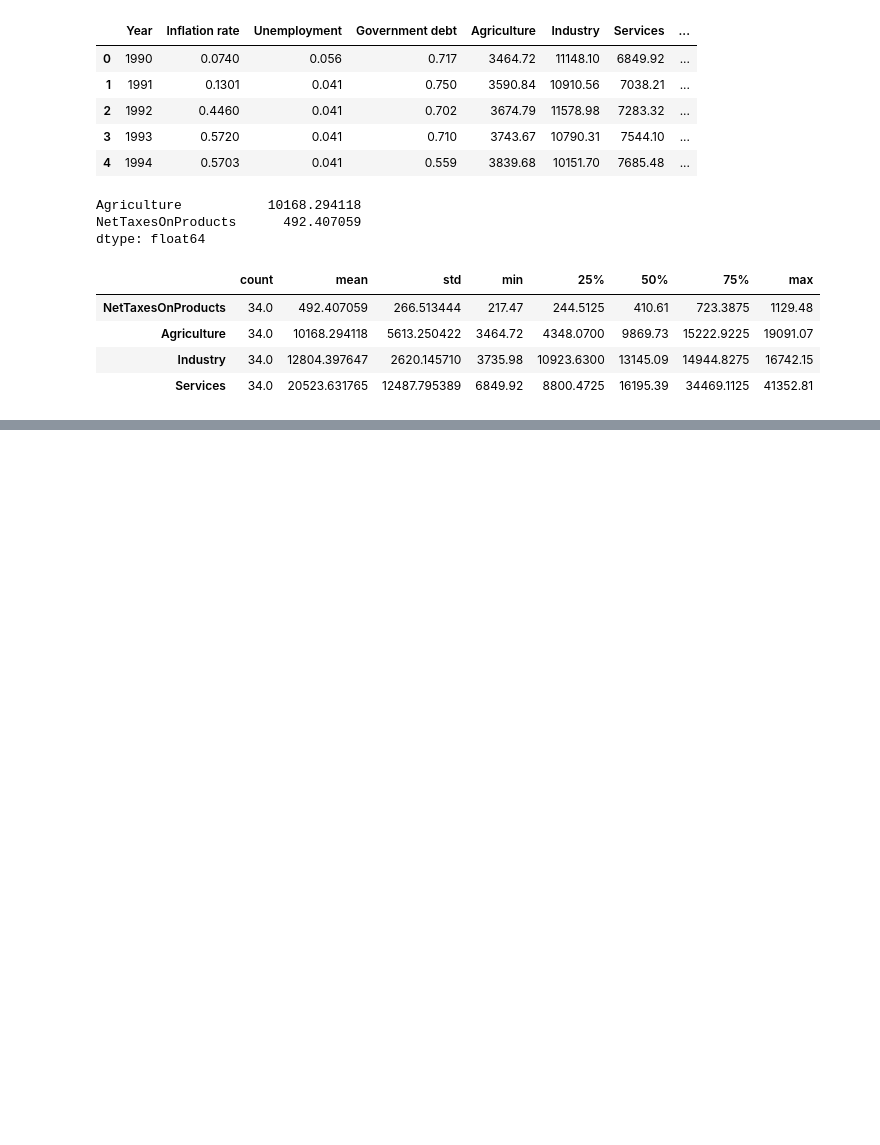
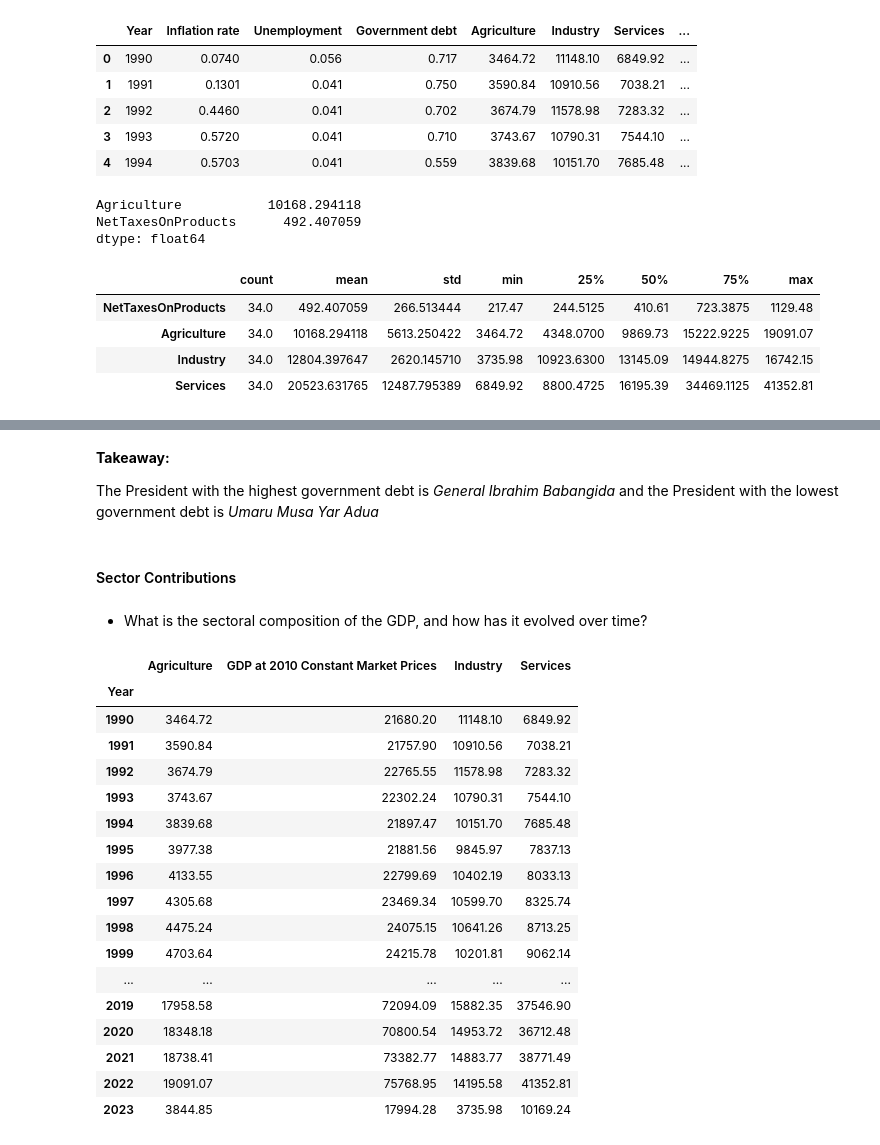
Before and after one commit to RheedWhan/AltSchool_DataScience_2023, a Jupyter notebook: Copy_of_Learning_Circle_121_Project_Notebook.ipynb, the cells around one changed output, grey strips where cells are left out. Saved outputs shown, nothing was run; the diff lists cells and outputs as text; code cells hidden in the pictures; blank space fills up the shorter version.

```diff
--- a/Copy_of_Learning_Circle_121_Project_Notebook.ipynb
+++ b/Copy_of_Learning_Circle_121_Project_Notebook.ipynb
@@ -274,0 +303,36 @@ df[tax_columns].describe().T
+# %% [markdown]
+**Takeaway:**
+
+The President with the highest government debt is *General Ibrahim Babangida* and the President with the lowest government debt is *Umaru Musa Yar Adua*
+# %% [markdown]
+#### Sector Contributions
+# %% [markdown]
+- What is the sectoral composition of the GDP, and how has it evolved over time?
+# %%
+# Select relevant columns for the pivot table
+pivot_columns = ['Year', 'Agriculture', 'Industry', 'Services', 'GDP at 2010 Constant Market Prices']
+
+# Create a pivot table showing the mean values for each sector over the years
+sectoral_composition_pivot = df[pivot_columns].pivot_table(index='Year', aggfunc='mean')
+
+# Display the pivot table
+sectoral_composition_pivot
+# %% [output]
+|  | Agriculture | GDP at 2010 Constant Market Prices | Industry | Services |
+| Year |  |  |  |  |
+| 1990 | 3464.72 | 21680.20 | 11148.10 | 6849.92 |
+| 1991 | 3590.84 | 21757.90 | 10910.56 | 7038.21 |
+| 1992 | 3674.79 | 22765.55 | 11578.98 | 7283.32 |
+| 1993 | 3743.67 | 22302.24 | 10790.31 | 7544.10 |
+| 1994 | 3839.68 | 21897.47 | 10151.70 | 7685.48 |
+| 1995 | 3977.38 | 21881.56 | 9845.97 | 7837.13 |
+| 1996 | 4133.55 | 22799.69 | 10402.19 | 8033.13 |
+| 1997 | 4305.68 | 23469.34 | 10599.70 | 8325.74 |
+| 1998 | 4475.24 | 24075.15 | 10641.26 | 8713.25 |
+| 1999 | 4703.64 | 24215.78 | 10201.81 | 9062.14 |
+| ... | ... | ... | ... | ... |
+| 2019 | 17958.58 | 72094.09 | 15882.35 | 37546.90 |
+| 2020 | 18348.18 | 70800.54 | 14953.72 | 36712.48 |
+| 2021 | 18738.41 | 73382.77 | 14883.77 | 38771.49 |
+| 2022 | 19091.07 | 75768.95 | 14195.58 | 41352.81 |
+| 2023 | 3844.85 | 17994.28 | 3735.98 | 10169.24 |
```
Also changed, not shown: parts of 9 cells of this notebook.
